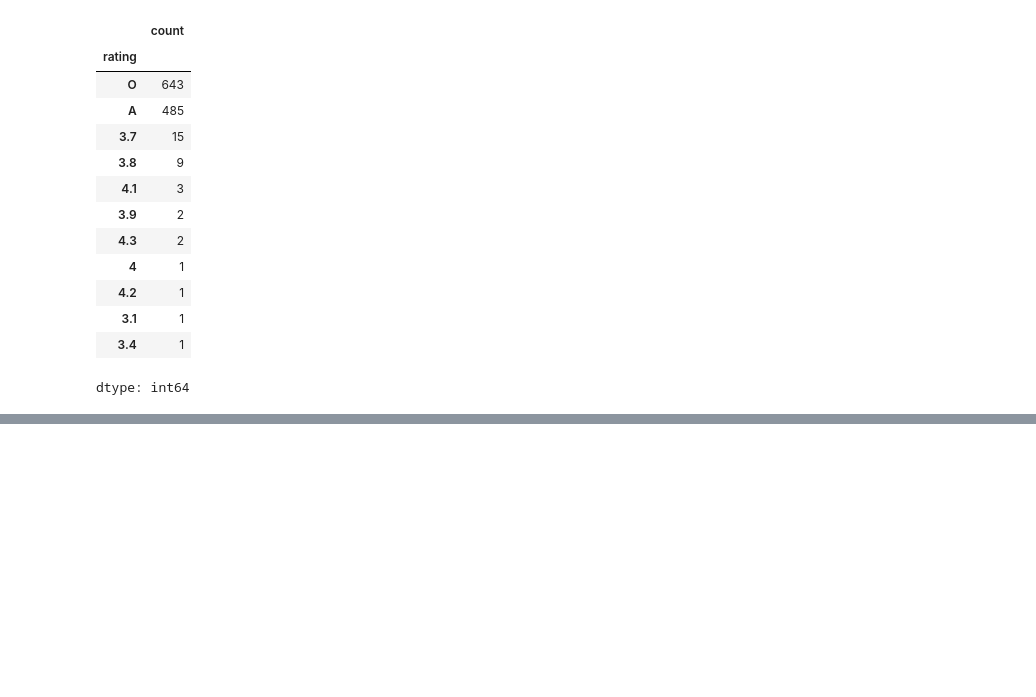
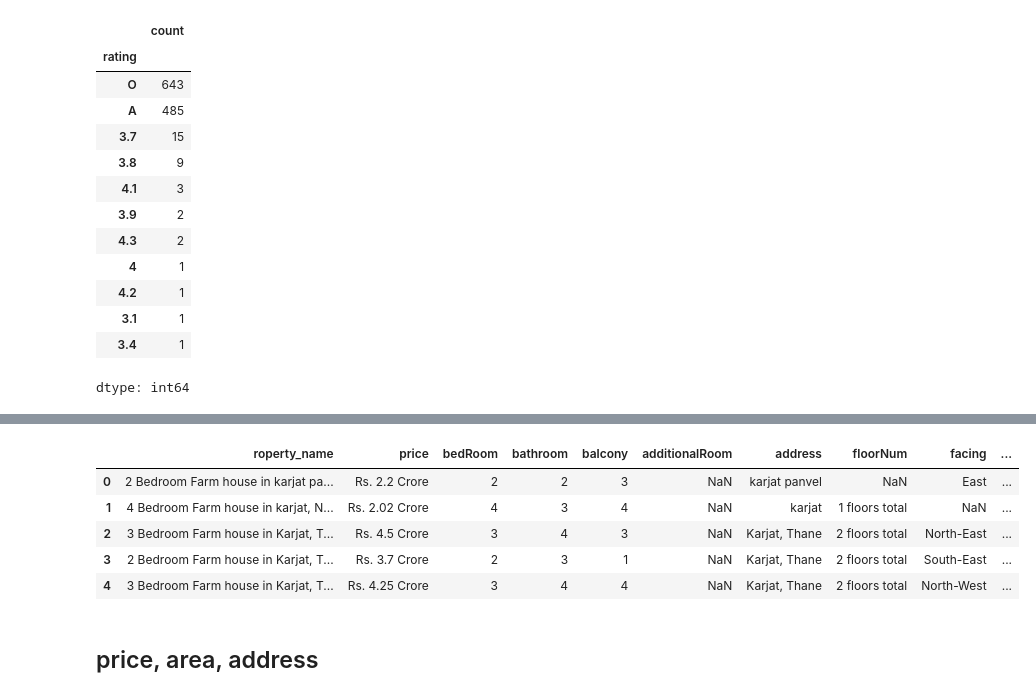
Before and after one commit to ShlokBagwe/Realytics-End-to-End-Real-Estate-Intelligence-Platform, a Jupyter notebook: Pre-Processing/House_Data_Pre_processing.ipynb, the cells around one changed output, grey strips where cells are left out. Drawn from its saved outputs; the diff is of its cells as text; code cells hidden in the pictures; blank space fills up the shorter version.

```diff
--- a/Pre-Processing/House_Data_Pre_processing.ipynb
+++ b/Pre-Processing/House_Data_Pre_processing.ipynb
@@ -639,0 +754,2 @@ df1.to_csv("cleaned_independent_house.csv",index=False)
+# %%
+df2['bhk'] = df2['link'].str.split("m/").str.get(1).str.split("-b").str.get(0).astype(int)
@@ -639,0 +775,17 @@ df1.to_csv("cleaned_independent_house.csv",index=False)
+# %%
+df2.drop('society', axis=1, inplace=True)
+# %%
+def parse_area(val):
+    if pd.isna(val):
+        return np.nan, np.nan
+    first_part = str(val).split('/')[0].strip()  # 4800 sqft (Plot Area)
+    num = float(first_part.split('sqft')[0].strip())
+    if 'Plot' in val:       atype = 'plot'
+    elif 'Built' in val:    atype = 'buildup'
+    elif 'Carpet' in val:   atype = 'carpet'
+    else:                   atype = 'unknown'
+    return num, atype
+
+df2[['area_sqft', 'area_type']] = df2['area'].apply(
+    lambda x: pd.Series(parse_area(x))
+)
@@ -639,0 +806,12 @@ df1.to_csv("cleaned_independent_house.csv",index=False)
+# %%
+df2.drop(columns=['area', 'areaWithType', 'link', 'property_id'], inplace=True)
+display(df2.head())
+# %% [output]
+|  | roperty_name | price | bedRoom | bathroom | balcony | additionalRoom | address | floorNum | facing | ... |
+| 0 | 2 Bedroom Farm house in karjat pa... | Rs. 2.2 Crore | 2 | 2 | 3 | NaN | karjat panvel | NaN | East | ... |
+| 1 | 4 Bedroom Farm house in karjat, N... | Rs. 2.02 Crore | 4 | 3 | 4 | NaN | karjat | 1 floors total | NaN | ... |
+| 2 | 3 Bedroom Farm house in Karjat, T... | Rs. 4.5 Crore | 3 | 4 | 3 | NaN | Karjat, Thane | 2 floors total | North-East | ... |
+| 3 | 2 Bedroom Farm house in Karjat, T... | Rs. 3.7 Crore | 2 | 3 | 1 | NaN | Karjat, Thane | 2 floors total | South-East | ... |
+| 4 | 3 Bedroom Farm house in Karjat, T... | Rs. 4.25 Crore | 3 | 4 | 4 | NaN | Karjat, Thane | 2 floors total | North-West | ... |
+# %% [markdown]
+## price, area, address
```
Also changed, not shown: parts of 29 cells of this notebook.
